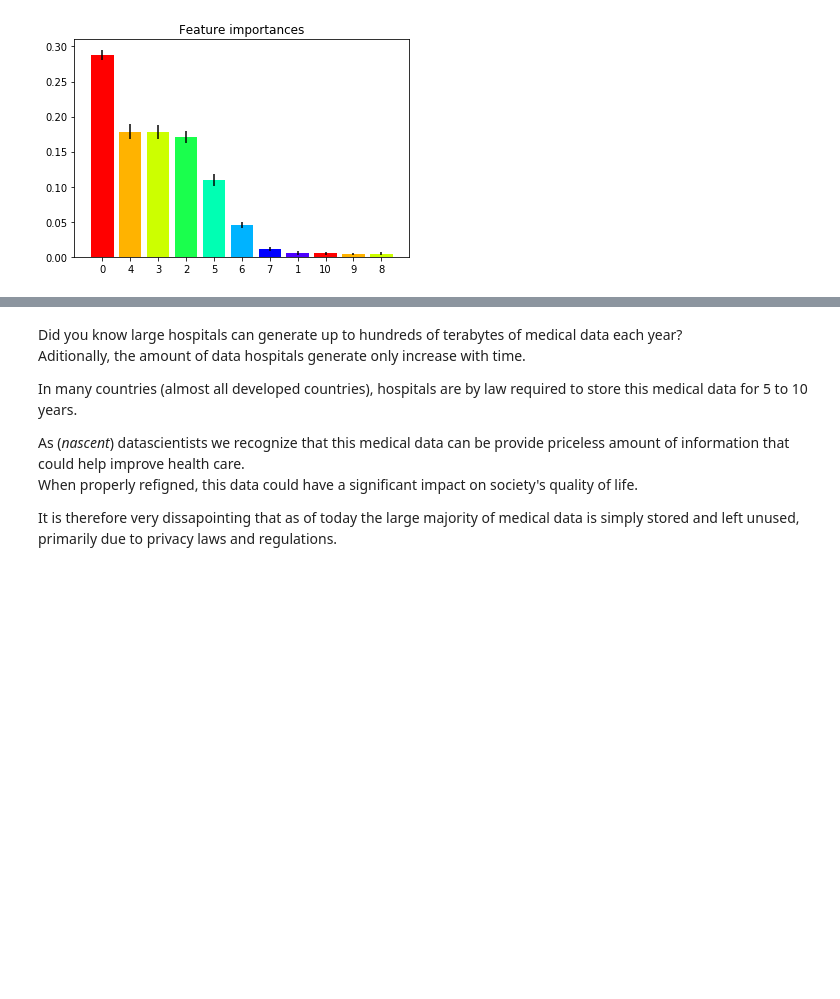
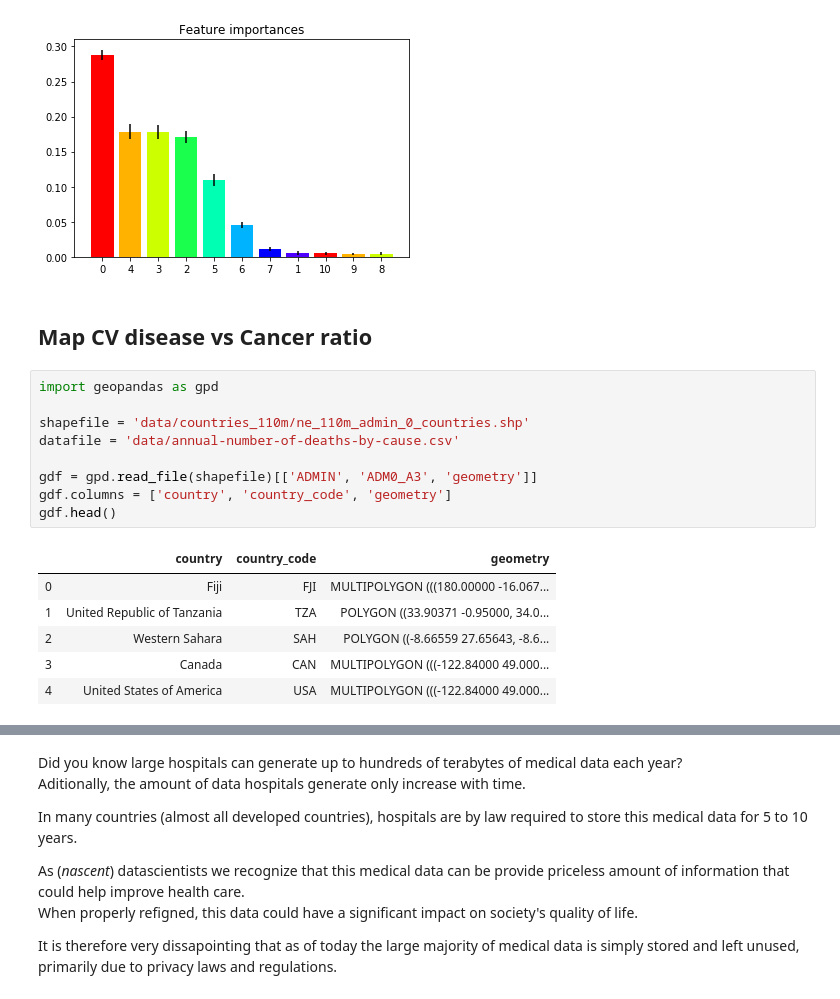
Before and after one commit to itsyaboii1337/Data_Science_Alliance, a Jupyter notebook: Analysing_Medical_Data.ipynb, the cells around one changed output, grey strips where cells are left out. Cells and saved outputs as stored; diff of their text form; blank space fills up the shorter version.

```diff
--- a/Analysing_Medical_Data.ipynb
+++ b/Analysing_Medical_Data.ipynb
@@ -234,3 +234,21 @@ Feature ranking:
 10. feature 9 (0.004199)alco
 11. feature 8 (0.004092)smoke
 [figure]
+# %% [markdown]
+## Map CV disease vs Cancer ratio
+# %%
+import geopandas as gpd
+
+shapefile = 'data/countries_110m/ne_110m_admin_0_countries.shp'
+datafile = 'data/annual-number-of-deaths-by-cause.csv'
+
+gdf = gpd.read_file(shapefile)[['ADMIN', 'ADM0_A3', 'geometry']]
+gdf.columns = ['country', 'country_code', 'geometry']
+gdf.head()
+# %% [output]
+|  | country | country_code | geometry |
+| 0 | Fiji | FJI | MULTIPOLYGON (((180.00000 -16.067... |
+| 1 | United Republic of Tanzania | TZA | POLYGON ((33.90371 -0.95000, 34.0... |
+| 2 | Western Sahara | SAH | POLYGON ((-8.66559 27.65643, -8.6... |
+| 3 | Canada | CAN | MULTIPOLYGON (((-122.84000 49.000... |
+| 4 | United States of America | USA | MULTIPOLYGON (((-122.84000 49.000... |
```
Also changed, not shown: parts of 5 cells of this notebook.
